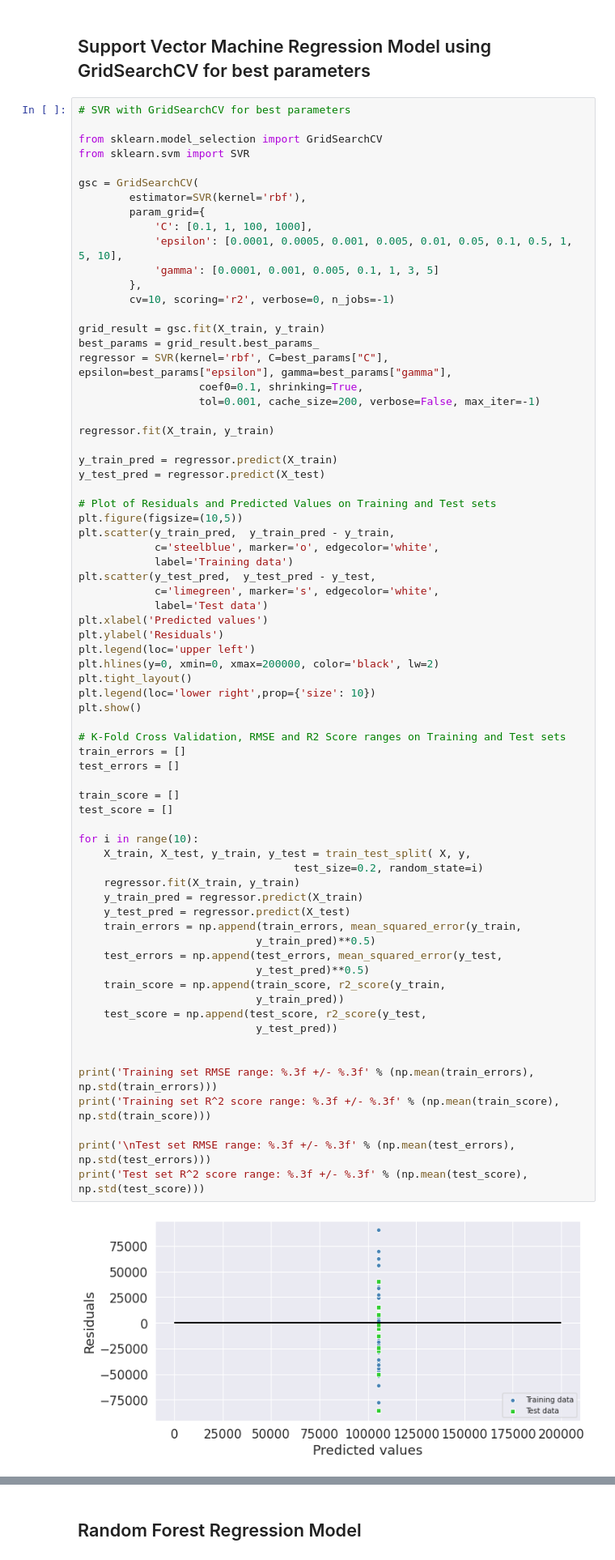
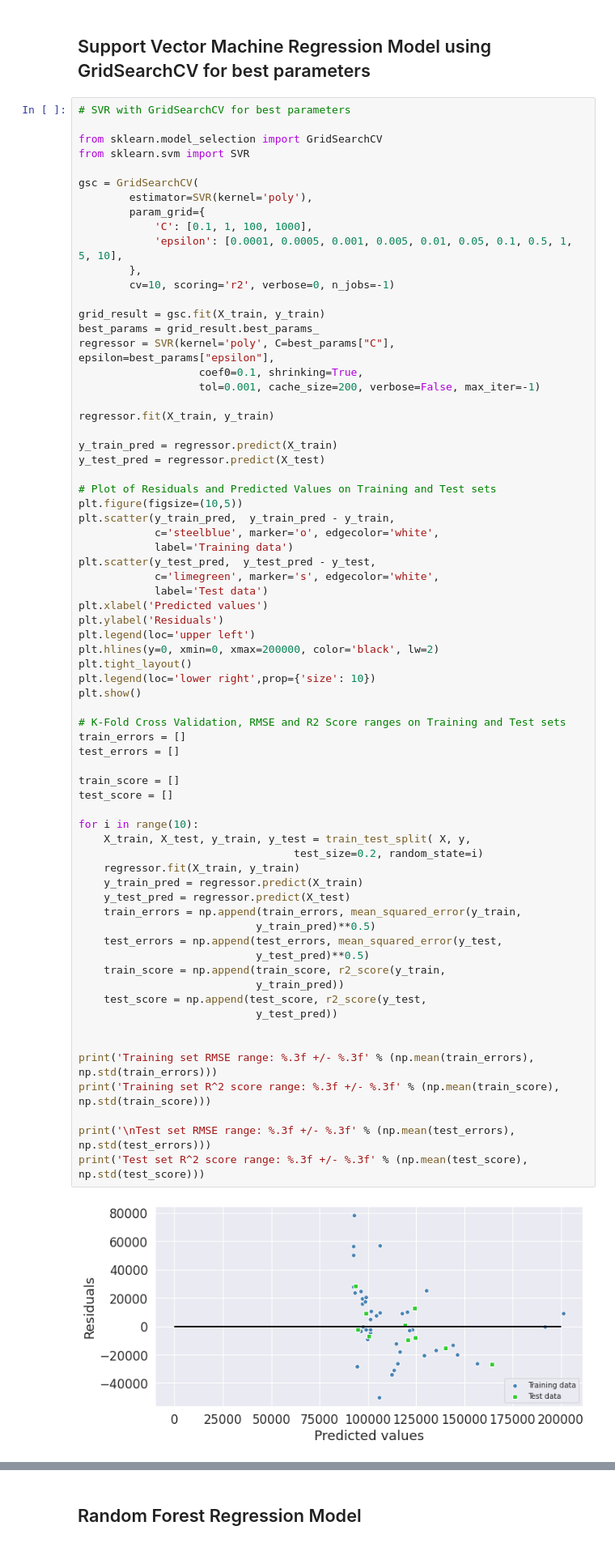
Before and after one commit to jnielsonresearch/Machine-Learning-Templates, a Jupyter notebook: Regression_models.ipynb, the cells around one changed output, grey strips where cells are left out. Shown at 81% size. Drawn from its saved outputs; the diff is of its cells as text.

```diff
--- a/Regression_models.ipynb
+++ b/Regression_models.ipynb
@@ -433,17 +433,16 @@ from sklearn.model_selection import GridSearchCV
 from sklearn.svm import SVR
 
 gsc = GridSearchCV(
-        estimator=SVR(kernel='rbf'),
+        estimator=SVR(kernel='poly'),
         param_grid={
             'C': [0.1, 1, 100, 1000],
             'epsilon': [0.0001, 0.0005, 0.001, 0.005, 0.01, 0.05, 0.1, 0.5, 1, 5, 10],
-            'gamma': [0.0001, 0.001, 0.005, 0.1, 1, 3, 5]
         },
         cv=10, scoring='r2', verbose=0, n_jobs=-1)
 
 grid_result = gsc.fit(X_train, y_train)
 best_params = grid_result.best_params_
-regressor = SVR(kernel='rbf', C=best_params["C"], epsilon=best_params["epsilon"], gamma=best_params["gamma"],
+regressor = SVR(kernel='poly', C=best_params["C"], epsilon=best_params["epsilon"],
                    coef0=0.1, shrinking=True,
                    tol=0.001, cache_size=200, verbose=False, max_iter=-1)
 
@@ -470,31 +469,31 @@ plt.show()
 
 # K-Fold Cross Validation, RMSE and R2 Score ranges on Training and Test sets
 train_errors = []
 test_errors = []
 
 train_score = []
 test_score = []
 
 for i in range(10):
     X_train, X_test, y_train, y_test = train_test_split( X, y,
                                   test_size=0.2, random_state=i)
     regressor.fit(X_train, y_train)
     y_train_pred = regressor.predict(X_train)
     y_test_pred = regressor.predict(X_test)
     train_errors = np.append(train_errors, mean_squared_error(y_train,
                             y_train_pred)**0.5)
     test_errors = np.append(test_errors, mean_squared_error(y_test,
                             y_test_pred)**0.5)
     train_score = np.append(train_score, r2_score(y_train,
                             y_train_pred))
     test_score = np.append(test_score, r2_score(y_test,
                             y_test_pred))
 
 
 print('Training set RMSE range: %.3f +/- %.3f' % (np.mean(train_errors), np.std(train_errors)))
 print('Training set R^2 score range: %.3f +/- %.3f' % (np.mean(train_score), np.std(train_score)))
 
 print('\nTest set RMSE range: %.3f +/- %.3f' % (np.mean(test_errors), np.std(test_errors)))
 print('Test set R^2 score range: %.3f +/- %.3f' % (np.mean(test_score), np.std(test_score)))
 # %% [output]
-[figure, old version]
+[figure, new version]
```
Also changed, not shown: parts of 1 cell of this notebook.
